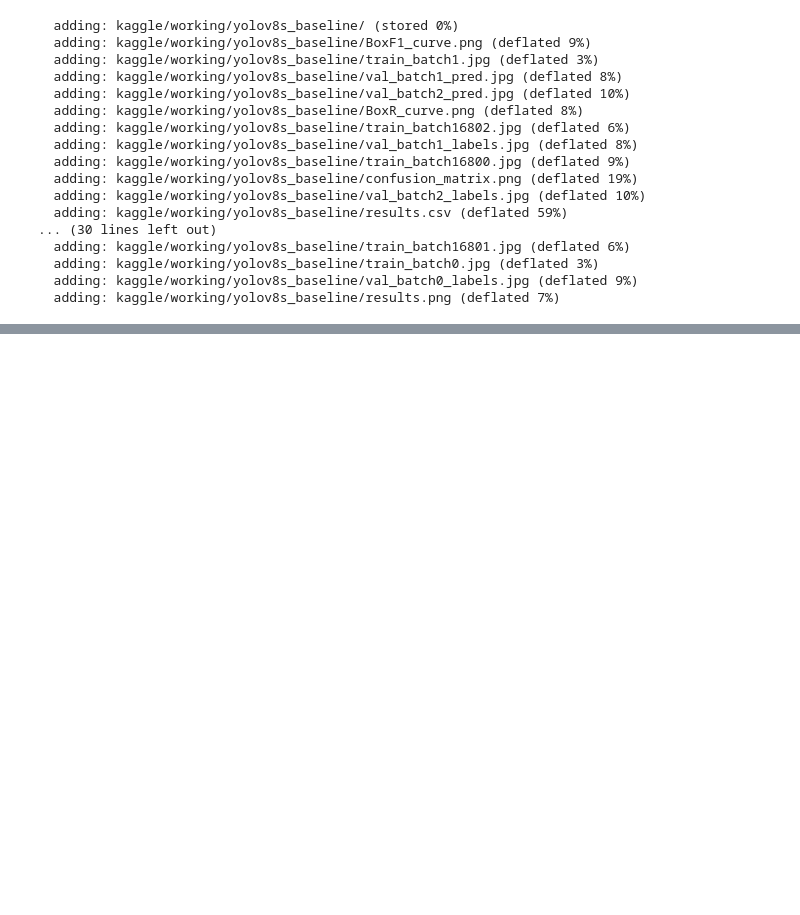
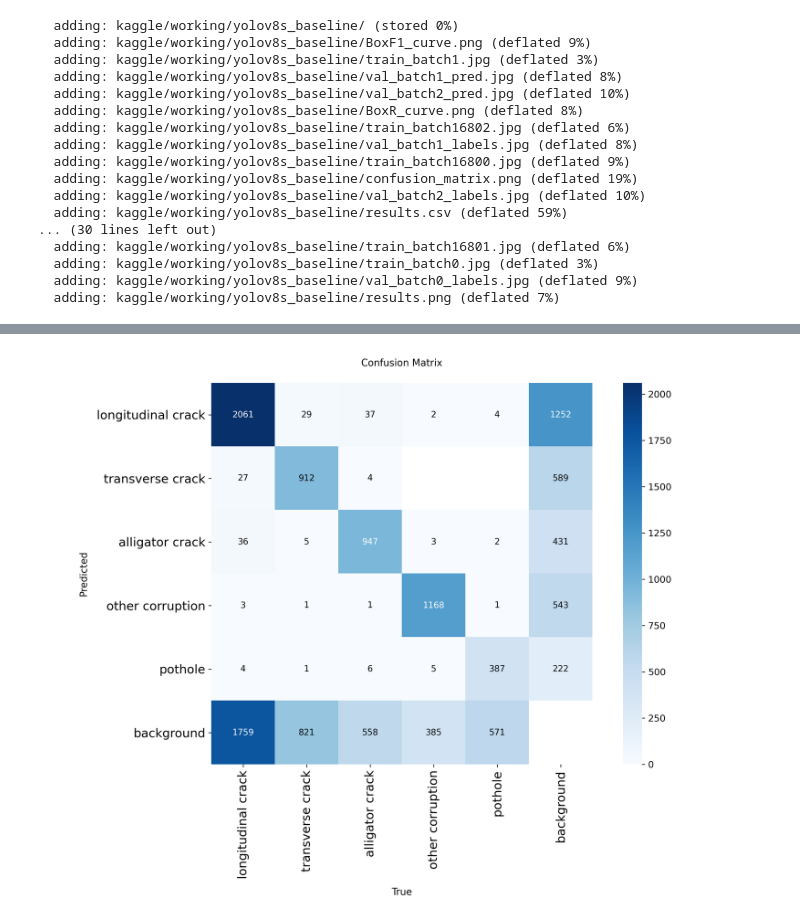
Before and after one commit to AadeeshRS/road-damage-detection-thesis, a Jupyter notebook: notebooks/03_yolov8s_baseline.ipynb, the cells around one changed output, grey strips where cells are left out. Cells and saved outputs as stored; diff of their text form; code cells hidden in the pictures; blank space fills up the shorter version.

```diff
--- a/notebooks/03_yolov8s_baseline.ipynb
+++ b/notebooks/03_yolov8s_baseline.ipynb
@@ -109,0 +134,4 @@ Results saved to /kaggle/working/yolov8s_baseline
+# %%
+Image("../reports/results/yolov8s/confusion_matrix.png")
+# %% [output]
+[figure, added]
```
Also changed, not shown: parts of 2 cells of this notebook, 1 other file.
